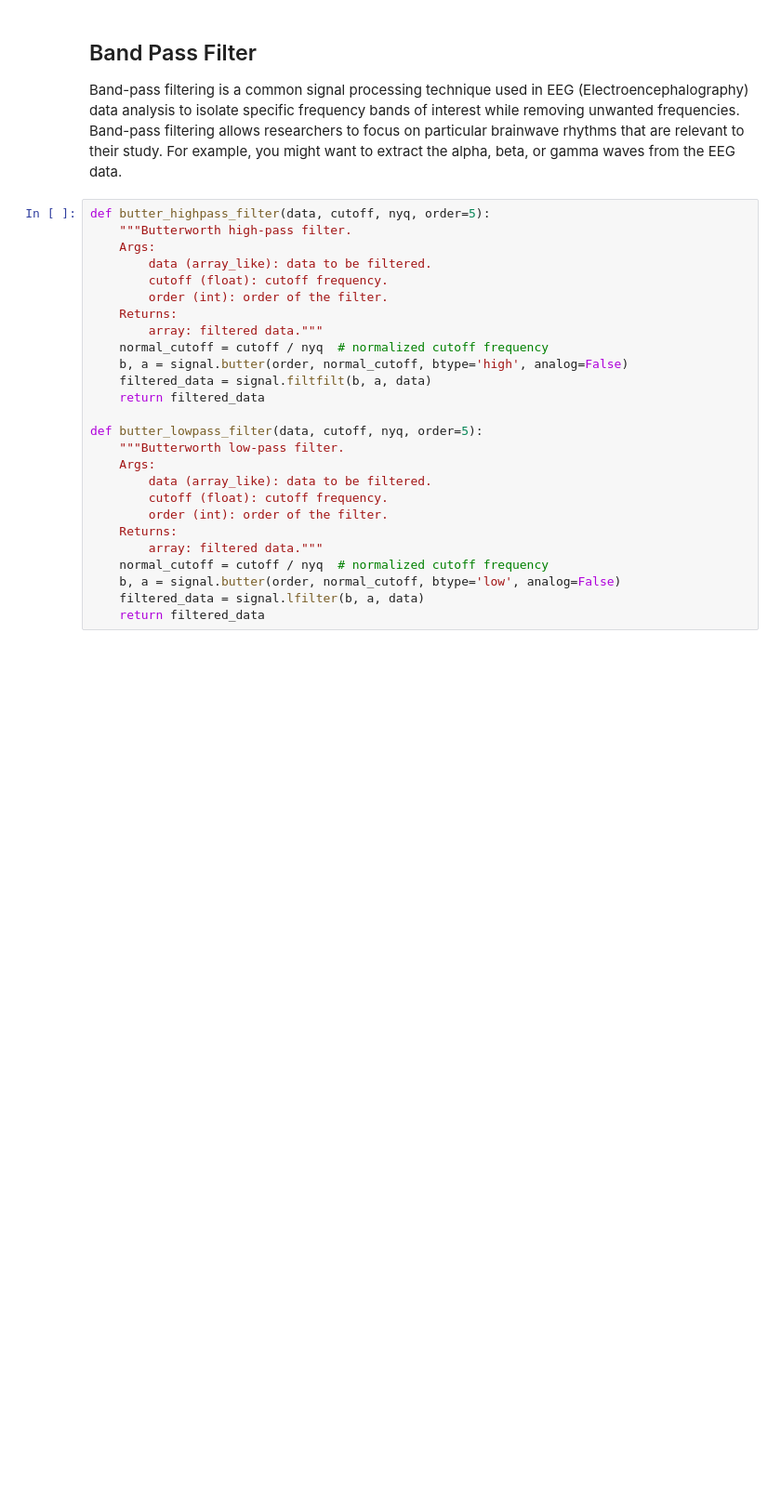
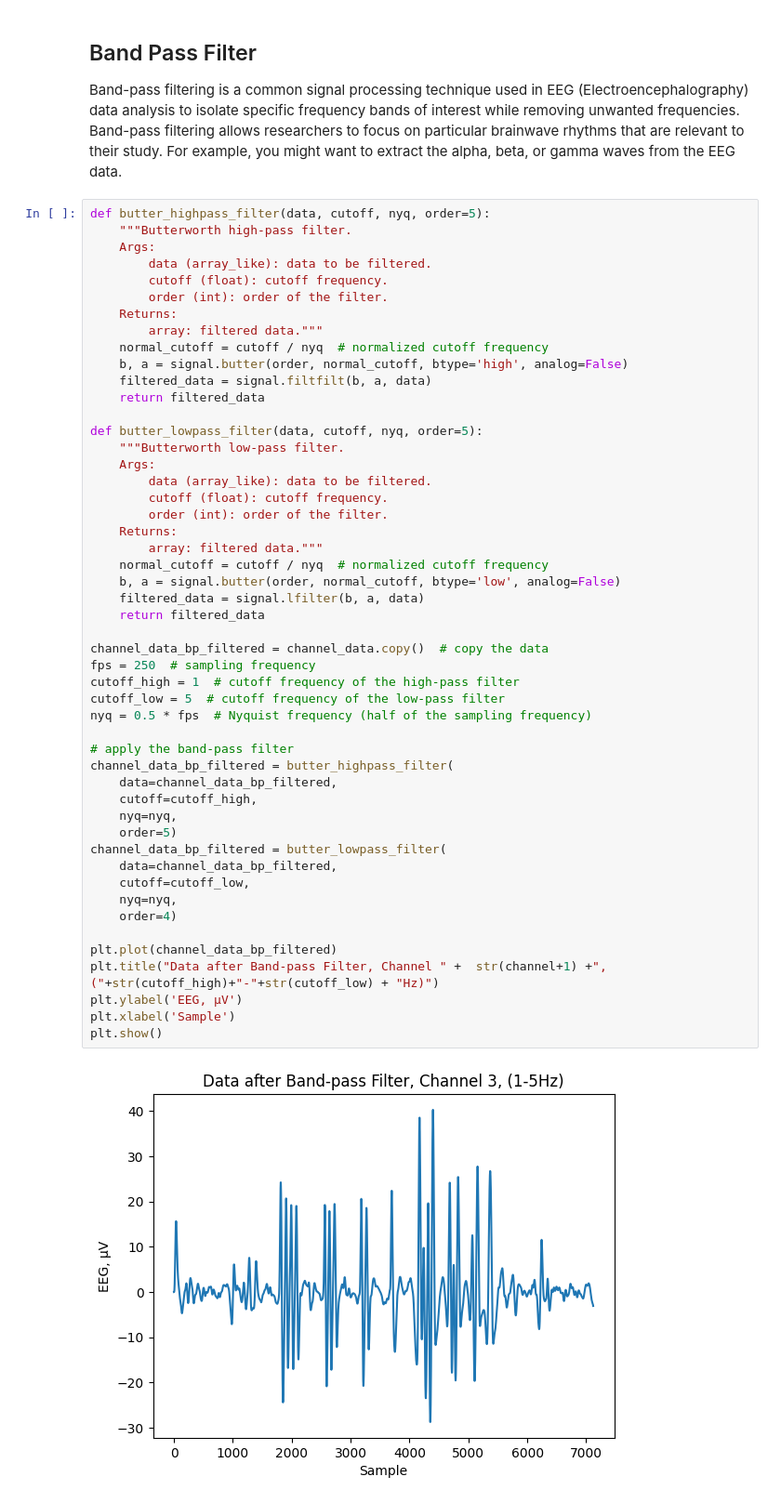
Before and after one commit to parvanehyaghoubi/NeuroWave, a Jupyter notebook: smoothing_filters.ipynb, the cells around one changed output. Shown at 93% size. Saved outputs shown, nothing was run; the diff lists cells and outputs as text; blank space fills up the shorter version.

Commit message:
plot the signal

```diff
--- a/smoothing_filters.ipynb
+++ b/smoothing_filters.ipynb
@@ -39,26 +39,52 @@ Band-pass filtering is a common signal processing technique used in EEG (Electro
 # %%
 def butter_highpass_filter(data, cutoff, nyq, order=5):
     """Butterworth high-pass filter.
     Args:
         data (array_like): data to be filtered.
         cutoff (float): cutoff frequency.
         order (int): order of the filter.
     Returns:
         array: filtered data."""
     normal_cutoff = cutoff / nyq  # normalized cutoff frequency
     b, a = signal.butter(order, normal_cutoff, btype='high', analog=False)
     filtered_data = signal.filtfilt(b, a, data)
     return filtered_data
 
 def butter_lowpass_filter(data, cutoff, nyq, order=5):
     """Butterworth low-pass filter.
     Args:
         data (array_like): data to be filtered.
         cutoff (float): cutoff frequency.
         order (int): order of the filter.
     Returns:
         array: filtered data."""
     normal_cutoff = cutoff / nyq  # normalized cutoff frequency
     b, a = signal.butter(order, normal_cutoff, btype='low', analog=False)
     filtered_data = signal.lfilter(b, a, data)
     return filtered_data
+
+channel_data_bp_filtered = channel_data.copy()  # copy the data
+fps = 250  # sampling frequency
+cutoff_high = 1  # cutoff frequency of the high-pass filter
+cutoff_low = 5  # cutoff frequency of the low-pass filter
+nyq = 0.5 * fps  # Nyquist frequency (half of the sampling frequency)
+
+# apply the band-pass filter
+channel_data_bp_filtered = butter_highpass_filter(
+    data=channel_data_bp_filtered,
+    cutoff=cutoff_high,
+    nyq=nyq,
+    order=5)
+channel_data_bp_filtered = butter_lowpass_filter(
+    data=channel_data_bp_filtered,
+    cutoff=cutoff_low,
+    nyq=nyq,
+    order=4)
+
+plt.plot(channel_data_bp_filtered)
+plt.title("Data after Band-pass Filter, Channel " +  str(channel+1) +", ("+str(cutoff_high)+"-"+str(cutoff_low) + "Hz)")
+plt.ylabel('EEG, µV')
+plt.xlabel('Sample')
+plt.show()
+# %% [output]
+[figure, added]
```
